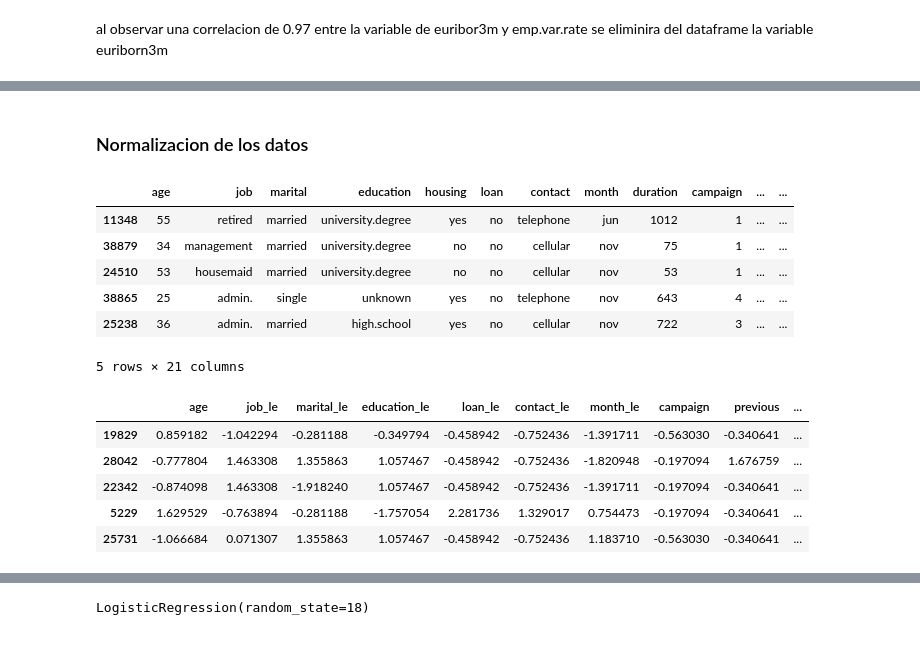
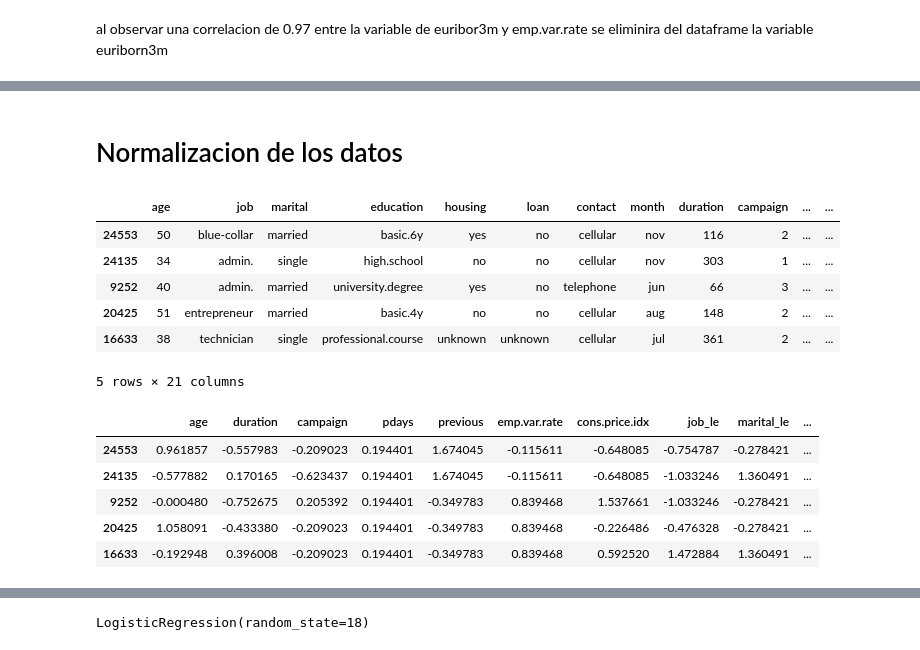
Before and after one commit to Betaniammc/streamlit, a Jupyter notebook: src/01-logistic-regression.ipynb, the cells around one changed output, grey strips where cells are left out. Drawn from its saved outputs; the diff is of its cells as text; code cells hidden in the pictures.

```diff
--- a/src/01-logistic-regression.ipynb
+++ b/src/01-logistic-regression.ipynb
@@ -111,0 +391,4 @@ for columnas in df:
+# %%
+#eliminar las filas cuyo numero de campaña es mayor que 23
+df = df[df['campaign'] <= 23]
+df.shape
@@ -329,34 +557,30 @@ with open('/workspaces/betaniammc-machine-learning/models/logistic-regression-la
 # %% [markdown]
-<h3>Normalizacion de los datos</h3>
+# Normalizacion de los datos
 # %%
 X_train_cat_le.head()
 # %% [output]
 |  | age | job | marital | education | housing | loan | contact | month | duration | campaign | ... | ... |
-| 11348 | 55 | retired | married | university.degree | yes | no | telephone | jun | 1012 | 1 | ... | ... |
-| 38879 | 34 | management | married | university.degree | no | no | cellular | nov | 75 | 1 | ... | ... |
-| 24510 | 53 | housemaid | married | university.degree | no | no | cellular | nov | 53 | 1 | ... | ... |
-| 38865 | 25 | admin. | single | unknown | yes | no | telephone | nov | 643 | 4 | ... | ... |
-| 25238 | 36 | admin. | married | high.school | yes | no | cellular | nov | 722 | 3 | ... | ... |
+| 24553 | 50 | blue-collar | married | basic.6y | yes | no | cellular | nov | 116 | 2 | ... | ... |
+| 24135 | 34 | admin. | single | high.school | no | no | cellular | nov | 303 | 1 | ... | ... |
+| 9252 | 40 | admin. | married | university.degree | yes | no | telephone | jun | 66 | 3 | ... | ... |
+| 20425 | 51 | entrepreneur | married | basic.4y | no | no | cellular | aug | 148 | 2 | ... | ... |
+| 16633 | 38 | technician | single | professional.course | unknown | unknown | cellular | jul | 361 | 2 | ... | ... |
 5 rows × 21 columns
 # %%
-# TODO: Realizar el escalando con el dataset dividido (ahora lo estamos haciendo completo)
+#Realizar el escalado con el dataset dividido solo con las variables numericas
 norm_scaler = StandardScaler()  # Instancia de: from sklearn.preprocessing import StandardScaler
 
-num_variables = ["age", "job_le", "marital_le", "education_le", "loan_le", "contact_le", "month_le", "campaign", "previous", "duration", "emp.var.rate", "cons.price.idx", "housing_le"]
+num_variables = ["age",	"duration",	"campaign",	"pdays", "previous", "emp.var.rate", "cons.price.idx", "job_le", "marital_le", "education_le", "housing_le", "month_le", "loan_le", "contact_le"]
 norm_features_x_train = norm_scaler.fit_transform(X_train_cat_le[num_variables])
-norm_features_x_test = norm_scaler.fit_transform(X_test_cat_le[num_variables])
 
 X_train_cat_le_scaled = pd.DataFrame(norm_features_x_train,
                        index=X_train_cat_le.index,
                        columns=num_variables)
-X_test_cat_le_scaled = pd.DataFrame(norm_features_x_test,
-                       index=X_test_cat_le.index,
-                       columns=num_variables)
-X_test_cat_le_scaled.head()
+X_train_cat_le_scaled.head()
 # %% [output]
-|  | age | job_le | marital_le | education_le | loan_le | contact_le | month_le | campaign | previous | ... |
-| 19829 | 0.859182 | -1.042294 | -0.281188 | -0.349794 | -0.458942 | -0.752436 | -1.391711 | -0.563030 | -0.340641 | ... |
-| 28042 | -0.777804 | 1.463308 | 1.355863 | 1.057467 | -0.458942 | -0.752436 | -1.820948 | -0.197094 | 1.676759 | ... |
-| 22342 | -0.874098 | 1.463308 | -1.918240 | 1.057467 | -0.458942 | -0.752436 | -1.391711 | -0.197094 | -0.340641 | ... |
-| 5229 | 1.629529 | -0.763894 | -0.281188 | -1.757054 | 2.281736 | 1.329017 | 0.754473 | -0.197094 | -0.340641 | ... |
-| 25731 | -1.066684 | 0.071307 | 1.355863 | 1.057467 | -0.458942 | -0.752436 | 1.183710 | -0.563030 | -0.340641 | ... |
+|  | age | duration | campaign | pdays | previous | emp.var.rate | cons.price.idx | job_le | marital_le | ... |
+| 24553 | 0.961857 | -0.557983 | -0.209023 | 0.194401 | 1.674045 | -0.115611 | -0.648085 | -0.754787 | -0.278421 | ... |
+| 24135 | -0.577882 | 0.170165 | -0.623437 | 0.194401 | 1.674045 | -0.115611 | -0.648085 | -1.033246 | 1.360491 | ... |
+| 9252 | -0.000480 | -0.752675 | 0.205392 | 0.194401 | -0.349783 | 0.839468 | 1.537661 | -1.033246 | -0.278421 | ... |
+| 20425 | 1.058091 | -0.433380 | -0.209023 | 0.194401 | -0.349783 | 0.839468 | -0.226486 | -0.476328 | -0.278421 | ... |
+| 16633 | -0.192948 | 0.396008 | -0.209023 | 0.194401 | -0.349783 | 0.839468 | 0.592520 | 1.472884 | 1.360491 | ... |
```
Also changed, not shown: parts of 73 cells of this notebook, 1 other file.
